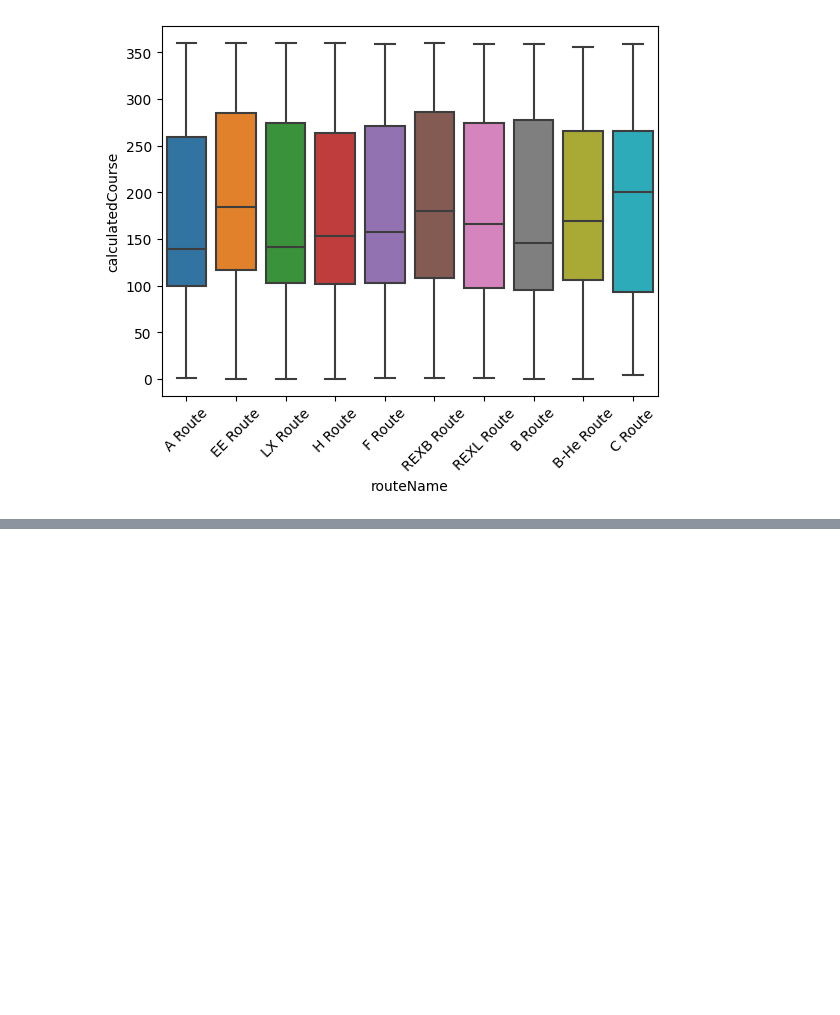
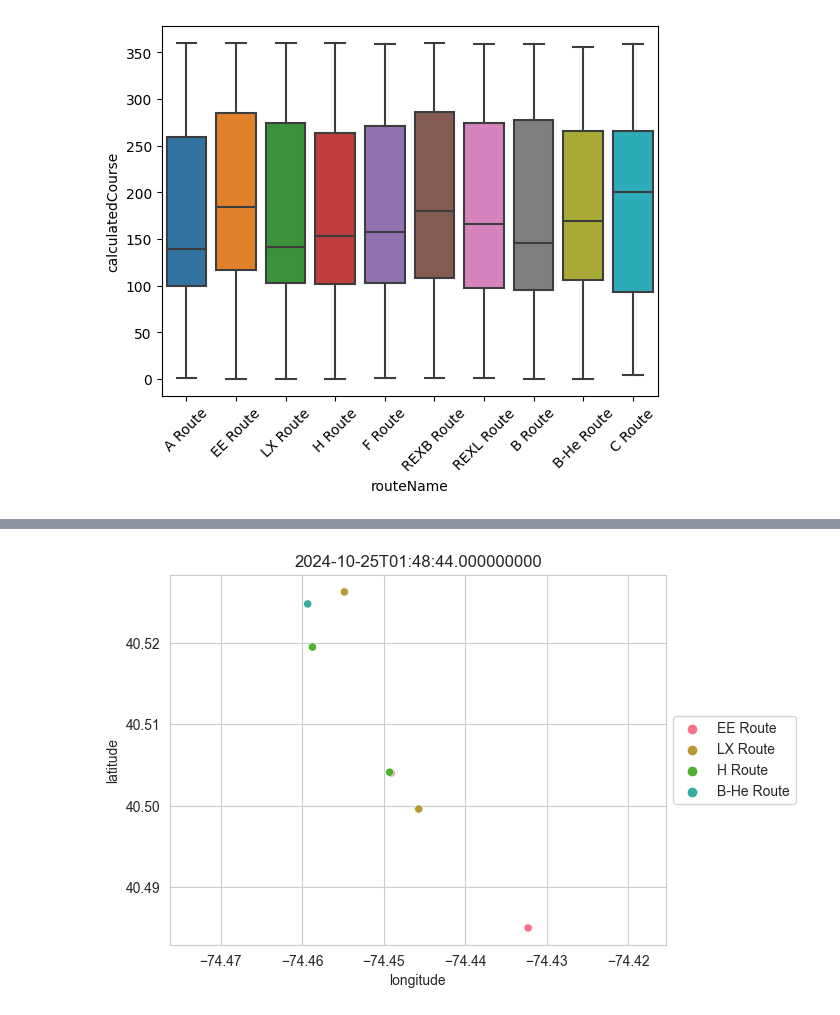
Before and after one commit to AkeBoss-tech/RutgersBusAnalysis, a Jupyter notebook: analyze.ipynb, the cells around one changed output, grey strips where cells are left out. Saved outputs shown, nothing was run; the diff lists cells and outputs as text; code cells hidden in the pictures; blank space fills up the shorter version.

```diff
--- a/analyze.ipynb
+++ b/analyze.ipynb
@@ -214,0 +233,24 @@ plt.show()
+# %%
+# make a video of the buses over time
+import imageio
+
+images = []
+try:
+    for time in times:
+        data_time = data[data['timestamp'] == time]
+
+        plt.figure()
+        sns.scatterplot(x='longitude', y='latitude', hue='routeName', data=data_time)
+        plt.axis('equal')
+        plt.legend(loc='center left', bbox_to_anchor=(1, 0.5))
+        plt.title(time)
+        plt.savefig('temp.png')
+        images.append(imageio.imread('temp.png'))
+        plt.close()
+
+except KeyboardInterrupt:
+    pass
+
+imageio.mimsave('buses.gif', images, duration=0.1)
+# %% [output]
+[figure, added]
```
Also changed, not shown: parts of 3 cells of this notebook, 3 other files.
